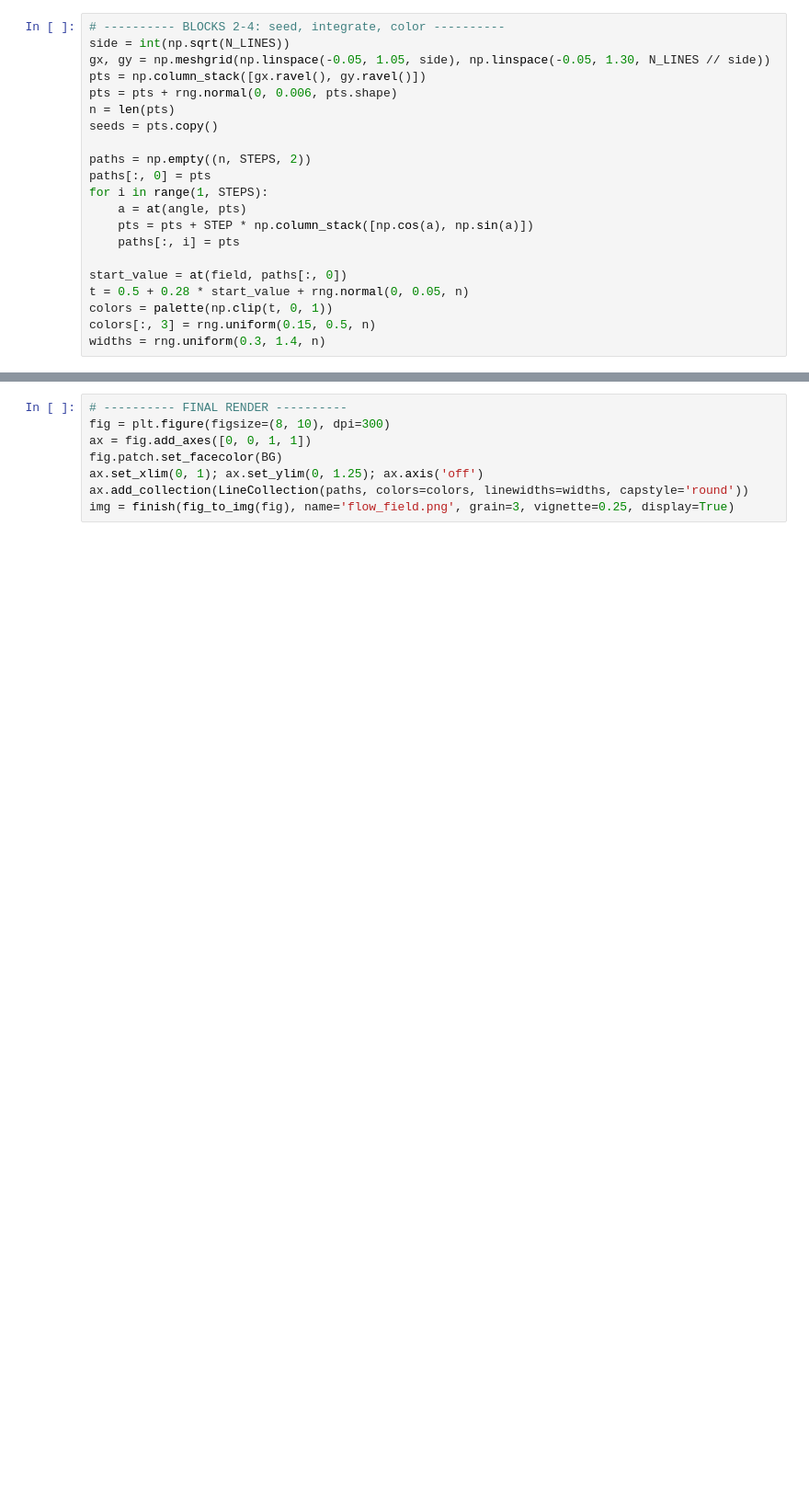
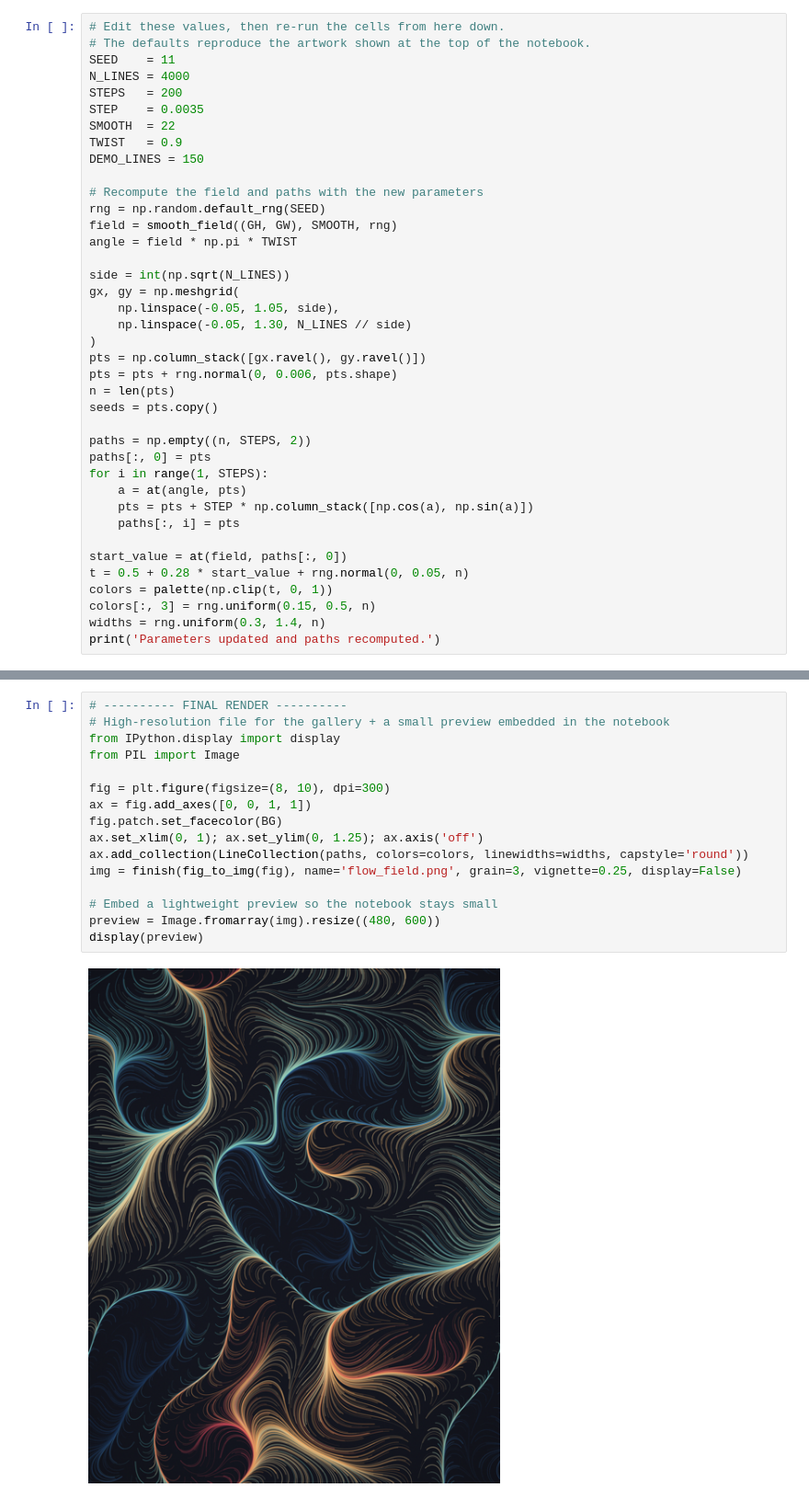
Before and after one commit to imanmossavat/math_vis, a Jupyter notebook: notebooks/demo_flow_field.ipynb, the cells around one changed output, grey strips where cells are left out. Shown at 92% size. Cells and saved outputs as stored; diff of their text form; blank space fills up the shorter version.

```diff
--- a/notebooks/demo_flow_field.ipynb
+++ b/notebooks/demo_flow_field.ipynb
@@ -34,7 +168,24 @@ print('field shape:', field.shape, 'canvas height:', H)
 # %%
-# ---------- BLOCKS 2-4: seed, integrate, color ----------
+# Edit these values, then re-run the cells from here down.
+# The defaults reproduce the artwork shown at the top of the notebook.
+SEED    = 11
+N_LINES = 4000
+STEPS   = 200
+STEP    = 0.0035
+SMOOTH  = 22
+TWIST   = 0.9
+DEMO_LINES = 150
+
+# Recompute the field and paths with the new parameters
+rng = np.random.default_rng(SEED)
+field = smooth_field((GH, GW), SMOOTH, rng)
+angle = field * np.pi * TWIST
+
 side = int(np.sqrt(N_LINES))
-gx, gy = np.meshgrid(np.linspace(-0.05, 1.05, side), np.linspace(-0.05, 1.30, N_LINES // side))
+gx, gy = np.meshgrid(
+    np.linspace(-0.05, 1.05, side),
+    np.linspace(-0.05, 1.30, N_LINES // side)
+)
 pts = np.column_stack([gx.ravel(), gy.ravel()])
 pts = pts + rng.normal(0, 0.006, pts.shape)
 n = len(pts)
@@ -52,3 +203,4 @@ t = 0.5 + 0.28 * start_value + rng.normal(0, 0.05, n)
 colors = palette(np.clip(t, 0, 1))
 colors[:, 3] = rng.uniform(0.15, 0.5, n)
 widths = rng.uniform(0.3, 1.4, n)
+print('Parameters updated and paths recomputed.')
@@ -92,8 +261,18 @@ plt.tight_layout(); plt.show()
 # %%
 # ---------- FINAL RENDER ----------
+# High-resolution file for the gallery + a small preview embedded in the notebook
+from IPython.display import display
+from PIL import Image
+
 fig = plt.figure(figsize=(8, 10), dpi=300)
 ax = fig.add_axes([0, 0, 1, 1])
 fig.patch.set_facecolor(BG)
 ax.set_xlim(0, 1); ax.set_ylim(0, 1.25); ax.axis('off')
 ax.add_collection(LineCollection(paths, colors=colors, linewidths=widths, capstyle='round'))
-img = finish(fig_to_img(fig), name='flow_field.png', grain=3, vignette=0.25, display=True)
+img = finish(fig_to_img(fig), name='flow_field.png', grain=3, vignette=0.25, display=False)
+
+# Embed a lightweight preview so the notebook stays small
+preview = Image.fromarray(img).resize((480, 600))
+display(preview)
+# %% [output]
+[figure, added]
```
Also changed, not shown: parts of 17 cells of this notebook, 10 other files.
